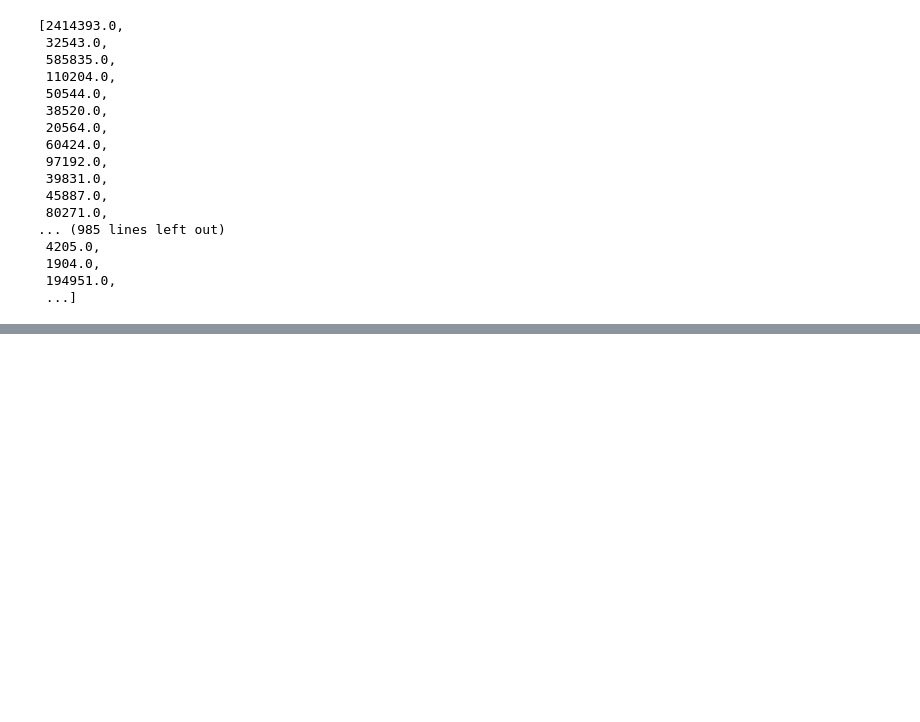
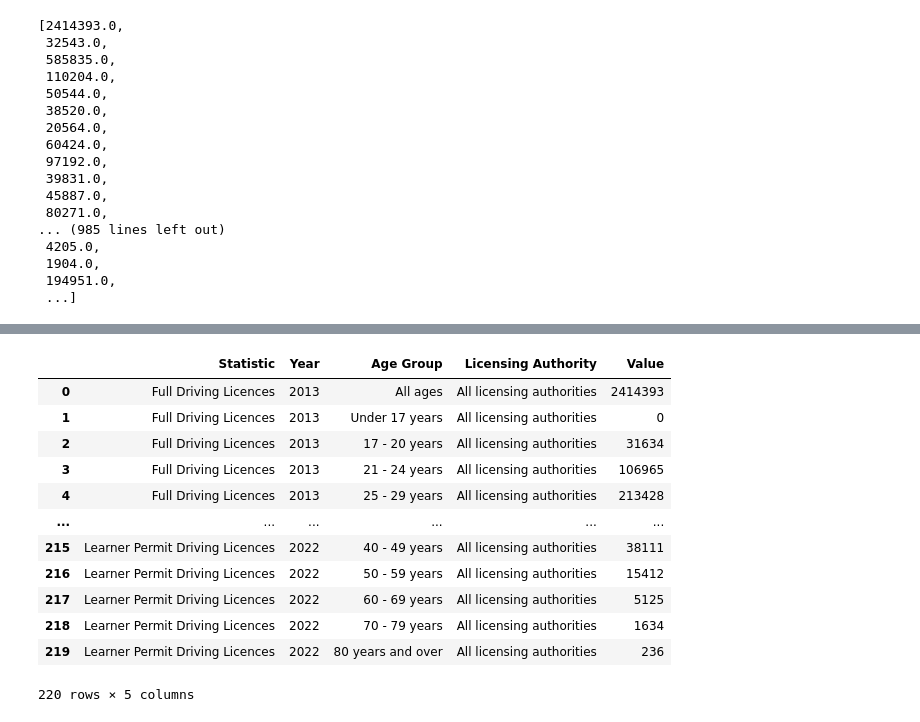
Before and after one commit to TunahanINCE/Current-Driving-Licences, a Jupyter notebook: Current_Driving_Licences.ipynb, the cells around one changed output, grey strips where cells are left out. Saved outputs shown, nothing was run; the diff lists cells and outputs as text; code cells hidden in the pictures; blank space fills up the shorter version.

```diff
--- a/Current_Driving_Licences.ipynb
+++ b/Current_Driving_Licences.ipynb
@@ -284,0 +390,17 @@ df
+# %%
+df = df[df["Licensing Authority"] == "All licensing authorities"].reset_index(drop=True)
+df
+# %% [output]
+|  | Statistic | Year | Age Group | Licensing Authority | Value |
+| 0 | Full Driving Licences | 2013 | All ages | All licensing authorities | 2414393 |
+| 1 | Full Driving Licences | 2013 | Under 17 years | All licensing authorities | 0 |
+| 2 | Full Driving Licences | 2013 | 17 - 20 years | All licensing authorities | 31634 |
+| 3 | Full Driving Licences | 2013 | 21 - 24 years | All licensing authorities | 106965 |
+| 4 | Full Driving Licences | 2013 | 25 - 29 years | All licensing authorities | 213428 |
+| ... | ... | ... | ... | ... | ... |
+| 215 | Learner Permit Driving Licences | 2022 | 40 - 49 years | All licensing authorities | 38111 |
+| 216 | Learner Permit Driving Licences | 2022 | 50 - 59 years | All licensing authorities | 15412 |
+| 217 | Learner Permit Driving Licences | 2022 | 60 - 69 years | All licensing authorities | 5125 |
+| 218 | Learner Permit Driving Licences | 2022 | 70 - 79 years | All licensing authorities | 1634 |
+| 219 | Learner Permit Driving Licences | 2022 | 80 years and over | All licensing authorities | 236 |
+220 rows × 5 columns
```
Also changed, not shown: parts of 57 cells of this notebook.
